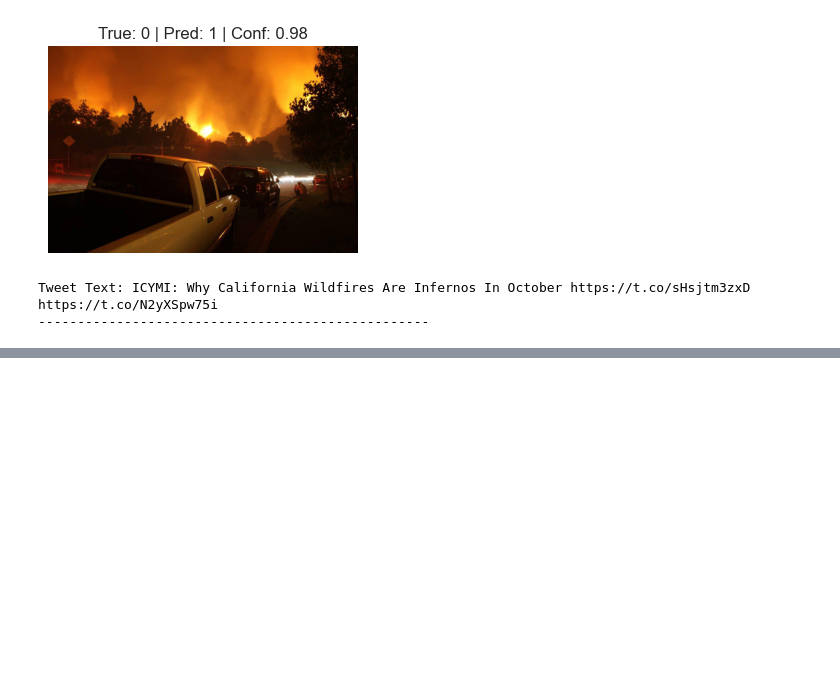
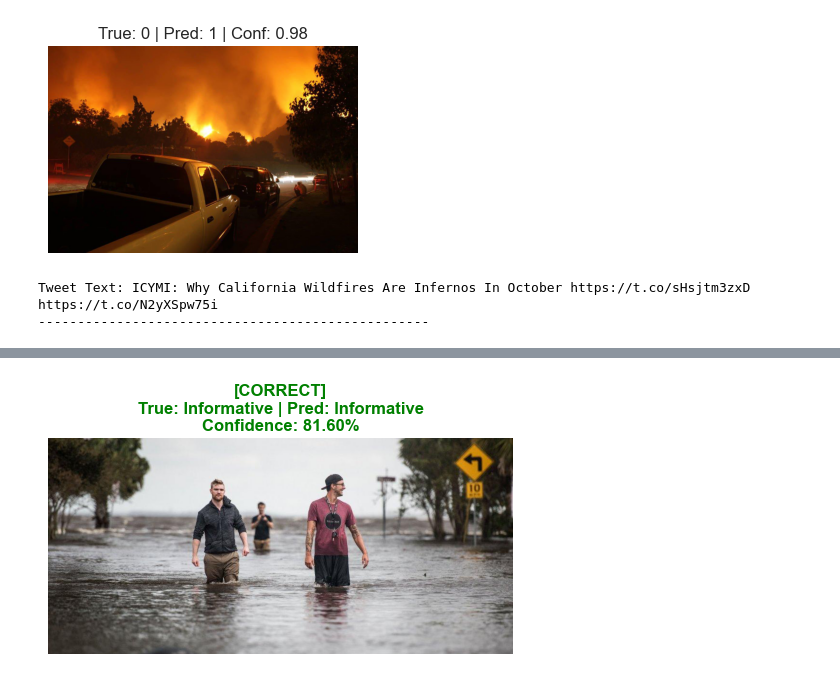
Before and after one commit to NabilaFerdousPrapty/LifeLine, a Jupyter notebook: clip-vit-base.ipynb, the cells around one changed output, grey strips where cells are left out. Drawn from its saved outputs; the diff is of its cells as text; code cells hidden in the pictures; blank space fills up the shorter version.

```diff
--- a/clip-vit-base.ipynb
+++ b/clip-vit-base.ipynb
@@ -294,3 +374,89 @@ Tweet Text: RT @NinoskaPerezC: #Cuba #Irma if a picture is worth a thousand word
 [figure]
 Tweet Text: ICYMI: Why California Wildfires Are Infernos In October https://t.co/sHsjtm3zxD https://t.co/N2yXSpw75i
 --------------------------------------------------
+# %%
+import matplotlib.pyplot as plt
+import numpy as np
+from PIL import Image
+import os
+import pandas as pd
+
+# 1. Get Predictions and Probabilities from your Classifier
+print("🚀 Generating Predictions...")
+y_pred = clf.predict(X_test)
+y_prob = clf.predict_proba(X_test)  # Probabilities for [Class 0, Class 1]
+
+# 2. Create a Results DataFrame
+# We combine the original test data with our new predictions
+results_df = test_df.copy()
+results_df['predicted_label'] = y_pred
+results_df['confidence'] = np.max(y_prob, axis=1) # Take the higher probability
+results_df['is_correct'] = results_df['predicted_label'] == results_df['label']
+
+# 3. Save detailed results to CSV (Useful for your paper!)
+results_df.to_csv("vlm_final_results.csv", index=False, sep='\t')
+print("✅ Results saved to 'vlm_final_results.csv'")
+
+# 4. Visualization Function
+def show_vlm_predictions(num_samples=5, show_only_errors=False):
+    """
+    Displays images with their predicted vs true labels.
+    """
+    # Filter indices based on what you want to see
+    if show_only_errors:
+        indices = results_df[results_df['is_correct'] == False].index
+        print(f"\n--- Showing {num_samples} Random ERRORS (Total Errors: {len(indices)}) ---")
+    else:
+        indices = results_df.index
+        print(f"\n--- Showing {num_samples} Random PREDICTIONS ---")
+
+    # Pick random samples
+    if len(indices) < num_samples:
+        sample_indices = indices
+    else:
+        sample_indices = np.random.choice(indices, num_samples, replace=False)
+
+    label_map = {0: "Not Informative", 1: "Informative"}
+
+    for idx in sample_indices:
+        row = results_df.loc[idx]
+
+        # Get file path
+        # Note: Adjust path="." if your images are in a subfolder
+        img_path = os.path.join(".", row['image'])
+
+        try:
+            # Load Image
+            img = Image.open(img_path)
+
+            # Setup Plot
+            plt.figure(figsize=(6, 6))
+            plt.imshow(img)
+
+            # Title Color: Green = Correct, Red = Wrong
+            color = 'green' if row['is_correct'] else 'red'
+            status = "CORRECT" if row['is_correct'] else "WRONG"
+
+            title_text = (f"[{status}]\n"
+                          f"True: {label_map[row['label']]} | Pred: {label_map[row['predicted_label']]}\n"
+                          f"Confidence: {row['confidence']:.2%}")
+
+            plt.title(title_text, color=color, fontweight='bold', fontsize=12)
+            plt.axis('off')
+            plt.show()
+
+            # Print the text for context
+            print(f"📝 Tweet Text: \"{row['tweet_text']}\"")
+            print("-" * 60)
+
+        except Exception as e:
+            print(f"⚠️ Could not load image: {img_path}")
+
+# --- 5. RUN IT ---
+
+# Show 3 random correct/incorrect predictions
+show_vlm_predictions(num_samples=3, show_only_errors=False)
+
+# Optional: Uncomment below to see 3 places where the model failed
+show_vlm_predictions(num_samples=3, show_only_errors=True)
+# %% [output]
@@ -296,0 +467 @@ Tweet Text: ICYMI: Why California Wildfires Are Infernos In October https://t.co
+[figure, added]
```
Also changed, not shown: parts of 15 cells of this notebook.
